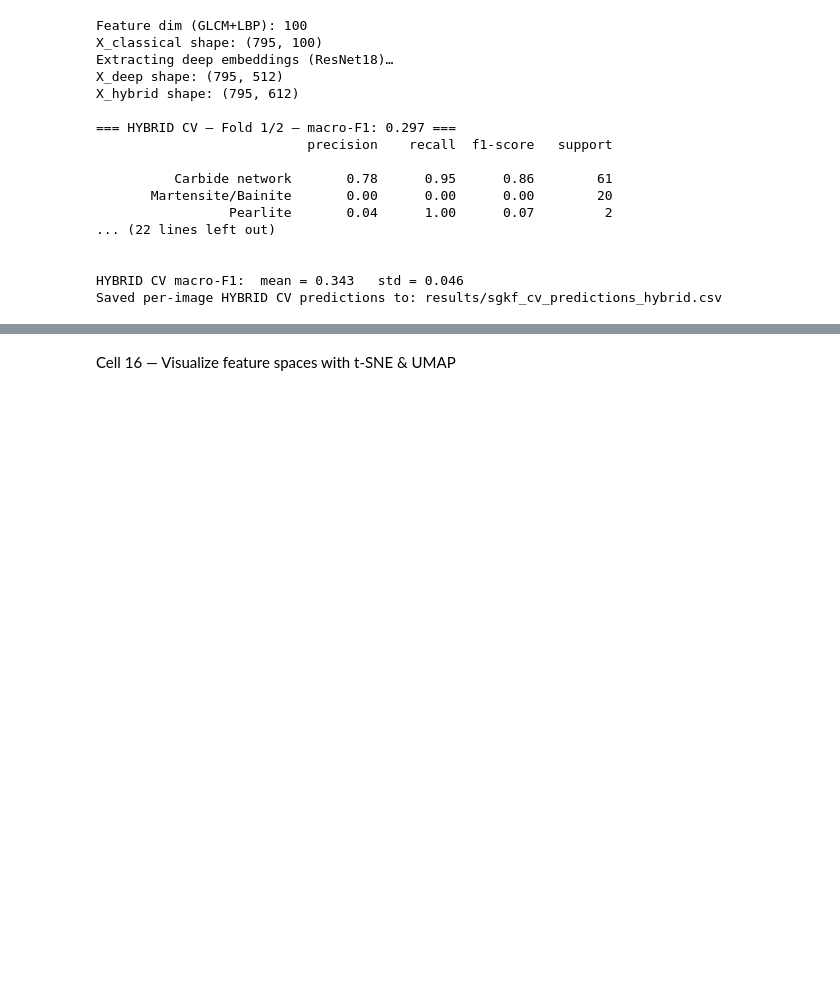
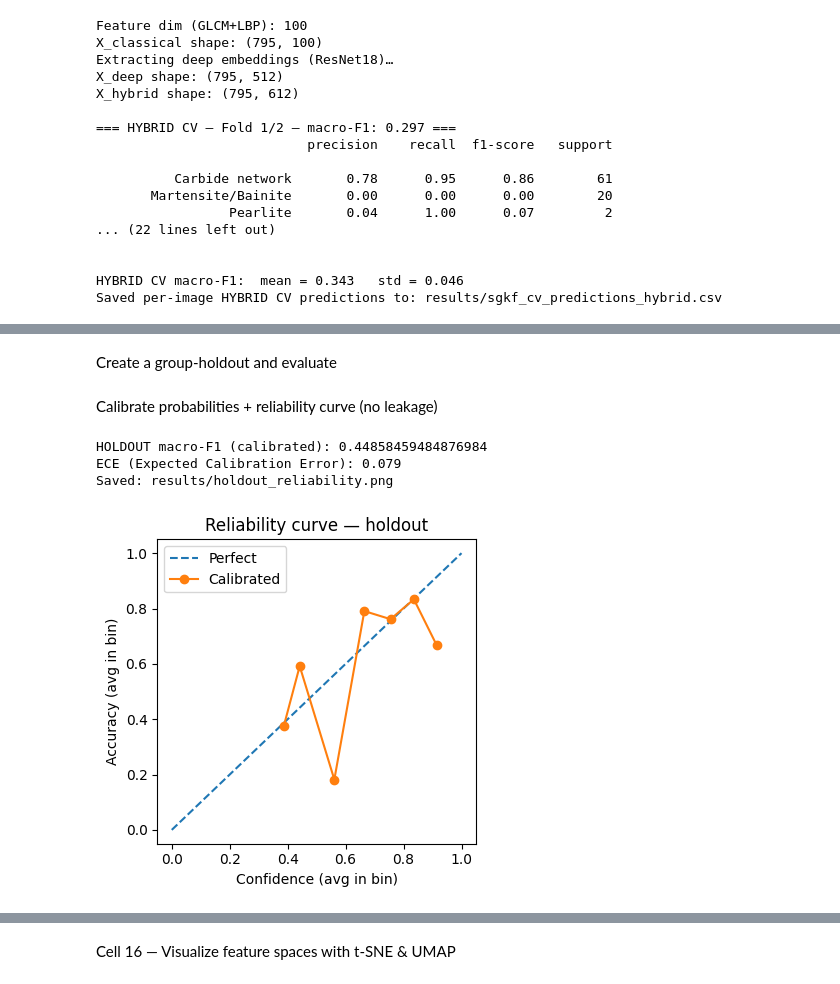
Before and after one commit to jonghunlee05/microstructure-ai, a Jupyter notebook: microstructure_ai.ipynb, the cells around one changed output, grey strips where cells are left out. Drawn from its saved outputs; the diff is of its cells as text; code cells hidden in the pictures; blank space fills up the shorter version.

```diff
--- a/microstructure_ai.ipynb
+++ b/microstructure_ai.ipynb
@@ -1046,0 +1434,2 @@ Saved per-image HYBRID CV predictions to: results/sgkf_cv_predictions_hybrid.csv
+# %% [markdown]
+Create a group-holdout and evaluate
@@ -1046,0 +1515,77 @@ Saved per-image HYBRID CV predictions to: results/sgkf_cv_predictions_hybrid.csv
+# %% [markdown]
+Calibrate probabilities + reliability curve (no leakage)
+# %%
+# CALIBRATION — Platt scaling with group-aware inner CV on TRAIN only; evaluate on HOLDOUT
+# Drop-in replacement for the previous calibration cell.
+
+import numpy as np, pandas as pd, matplotlib.pyplot as plt, sklearn
+from sklearn.calibration import CalibratedClassifierCV
+from sklearn.model_selection import StratifiedGroupKFold
+from sklearn.pipeline import Pipeline
+from sklearn.preprocessing import StandardScaler
+from sklearn.decomposition import PCA
+from sklearn.svm import SVC
+from sklearn.metrics import f1_score
+
+# Build the uncalibrated base pipeline (probability=False so Platt uses decision_function)
+base_steps = [('scaler', StandardScaler())]
+if pca_n is not None:
+    base_steps.append(('pca', PCA(n_components=int(pca_n), random_state=0)))
+base_steps.append(('svc', SVC(kernel='rbf',
+                              C=float(C_val),
+                              gamma=gamma_v,
+                              class_weight='balanced',
+                              probability=False,   # important for Platt scaling
+                              random_state=0)))
+base_pipe = Pipeline(base_steps)
+
+# Precompute group-aware inner CV splits ON TRAIN ONLY
+inner = StratifiedGroupKFold(n_splits=5, shuffle=True, random_state=123)
+cv_splits = list(inner.split(Xtr, ytr, gtr))  # indices carry grouping info
+
+# Instantiate CalibratedClassifierCV (name changed across sklearn versions)
+try:
+    cal = CalibratedClassifierCV(estimator=base_pipe, method='sigmoid', cv=cv_splits)
+except TypeError:
+    cal = CalibratedClassifierCV(base_estimator=base_pipe, method='sigmoid', cv=cv_splits)
+
+# Fit on TRAIN ONLY (no groups arg here; cv already encodes group splits)
+cal.fit(Xtr, ytr)
+
+# Evaluate on HOLDOUT
+pred_cal  = cal.predict(Xte)
+proba_cal = cal.predict_proba(Xte).max(axis=1)
+
+print("HOLDOUT macro-F1 (calibrated):", f1_score(yte, pred_cal, average='macro', zero_division=0))
+
+# Reliability curve (overall using max prob vs correctness)
+correct = (pred_cal == yte).astype(float)
+bins = np.linspace(0,1,11)
+digit = np.digitize(proba_cal, bins) - 1
+conf, acc, cnt = [], [], []
+for b in range(len(bins)-1):
+    m = digit == b
+    if m.sum() == 0:
+        continue
+    conf.append(proba_cal[m].mean())
+    acc.append(correct[m].mean())
+    cnt.append(int(m.sum()))
+
+ece = sum(n/len(proba_cal) * abs(a - c) for a, c, n in zip(acc, conf, cnt))
+print(f"ECE (Expected Calibration Error): {ece:.3f}")
+
+plt.figure(figsize=(4,4))
+plt.plot([0,1],[0,1], '--', label='Perfect')
+plt.plot(conf, acc, marker='o', label='Calibrated')
+plt.xlabel('Confidence (avg in bin)')
+plt.ylabel('Accuracy (avg in bin)')
+plt.title('Reliability curve — holdout')
+plt.legend()
+plt.tight_layout()
+plt.savefig("results/holdout_reliability.png", dpi=160)
+print("Saved: results/holdout_reliability.png")
+# %% [output]
+HOLDOUT macro-F1 (calibrated): 0.44858459484876984
+ECE (Expected Calibration Error): 0.079
+Saved: results/holdout_reliability.png
+[figure, added]
```
Also changed, not shown: parts of 13 cells of this notebook, 26 other files.
